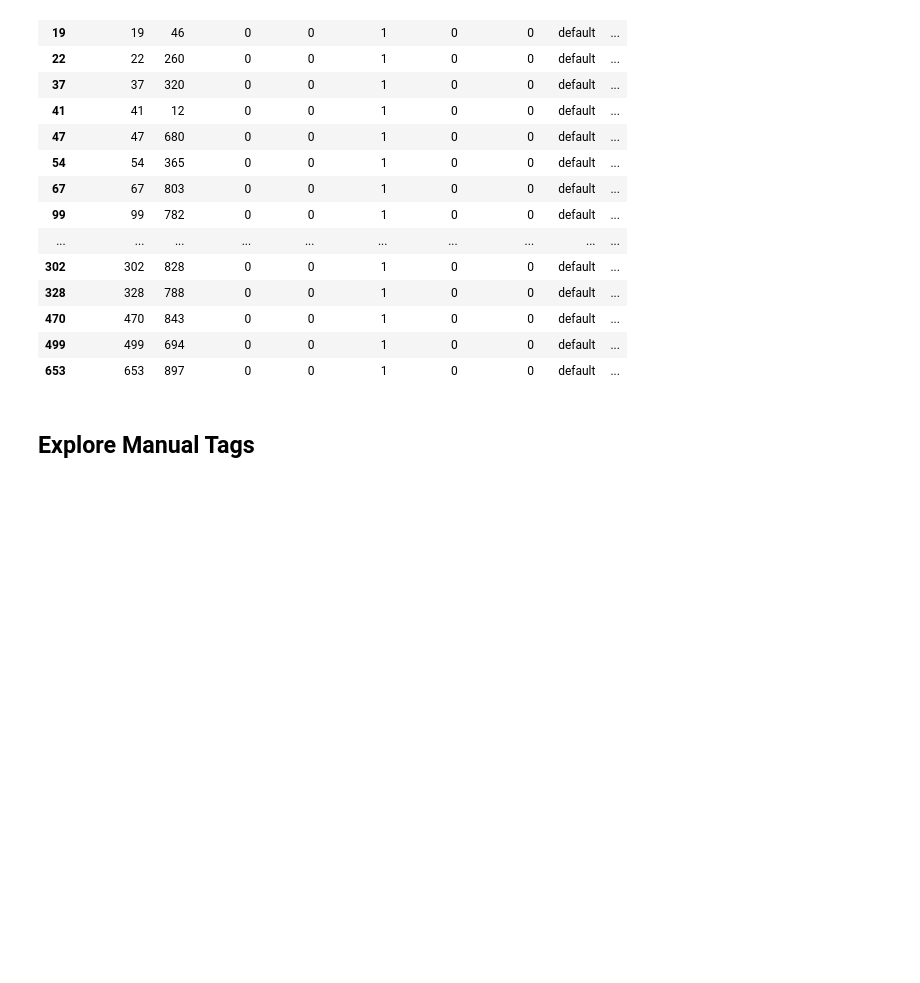
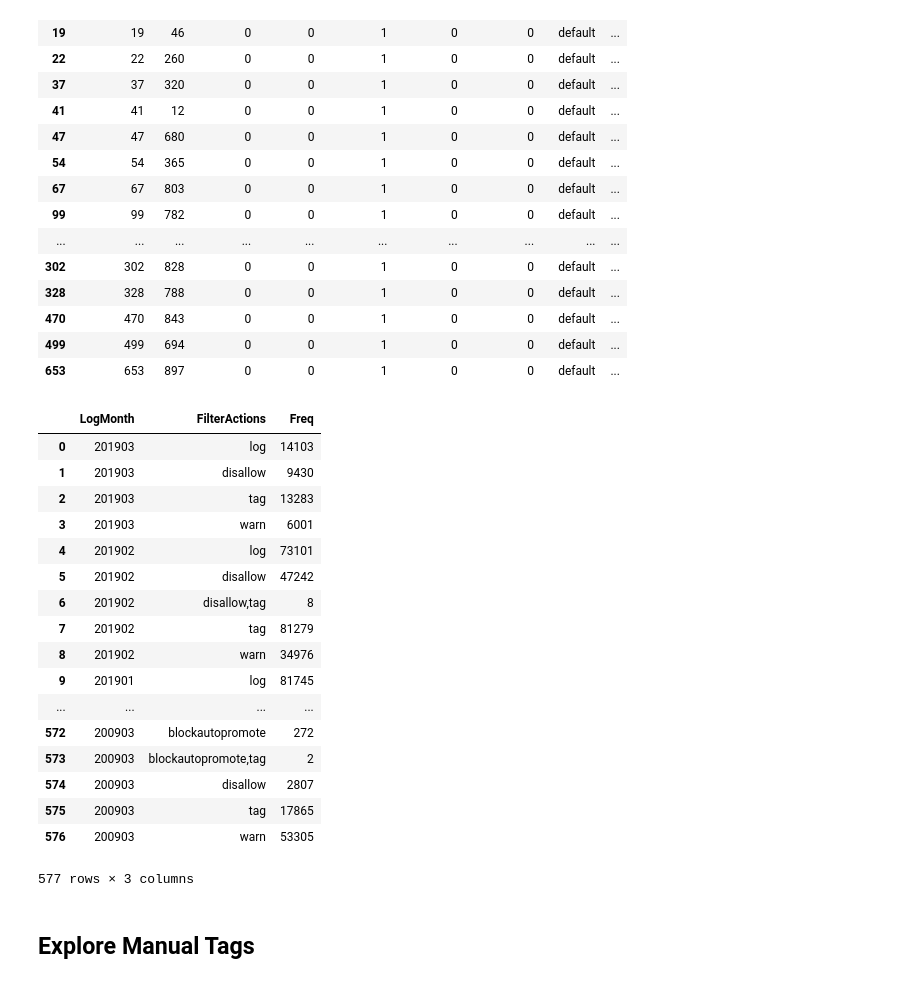
Before and after one commit to lusy/wikifilters, a Jupyter notebook: src/explore.ipynb, the cells around one changed output. Saved outputs shown, nothing was run; the diff lists cells and outputs as text; code cells hidden in the pictures; blank space fills up the shorter version.

```diff
--- a/src/explore.ipynb
+++ b/src/explore.ipynb
@@ -152,6 +152,29 @@ active_public[active_public['af_actions'].fillna('').str.contains('disallow')]
 | 470 | 470 | 843 | 0 | 0 | 1 | 0 | 0 | default | ... |
 | 499 | 499 | 694 | 0 | 0 | 1 | 0 | 0 | default | ... |
 | 653 | 653 | 897 | 0 | 0 | 1 | 0 | 0 | default | ... |
+# %%
+# Which actions were triggered how often over the years
+df_actions = pd.read_csv("quarry-34047-number-of-abuse-filters-filter-actions-per-month-en-wiki-run346492.csv", sep=',')
+df_actions.fillna('log')
+# %% [output]
+|  | LogMonth | FilterActions | Freq |
+| 0 | 201903 | log | 14103 |
+| 1 | 201903 | disallow | 9430 |
+| 2 | 201903 | tag | 13283 |
+| 3 | 201903 | warn | 6001 |
+| 4 | 201902 | log | 73101 |
+| 5 | 201902 | disallow | 47242 |
+| 6 | 201902 | disallow,tag | 8 |
+| 7 | 201902 | tag | 81279 |
+| 8 | 201902 | warn | 34976 |
+| 9 | 201901 | log | 81745 |
+| ... | ... | ... | ... |
+| 572 | 200903 | blockautopromote | 272 |
+| 573 | 200903 | blockautopromote,tag | 2 |
+| 574 | 200903 | disallow | 2807 |
+| 575 | 200903 | tag | 17865 |
+| 576 | 200903 | warn | 53305 |
+577 rows × 3 columns
 # %% [markdown]
 ## Explore Manual Tags
 # %%
```
Also changed, not shown: 4 other files.
